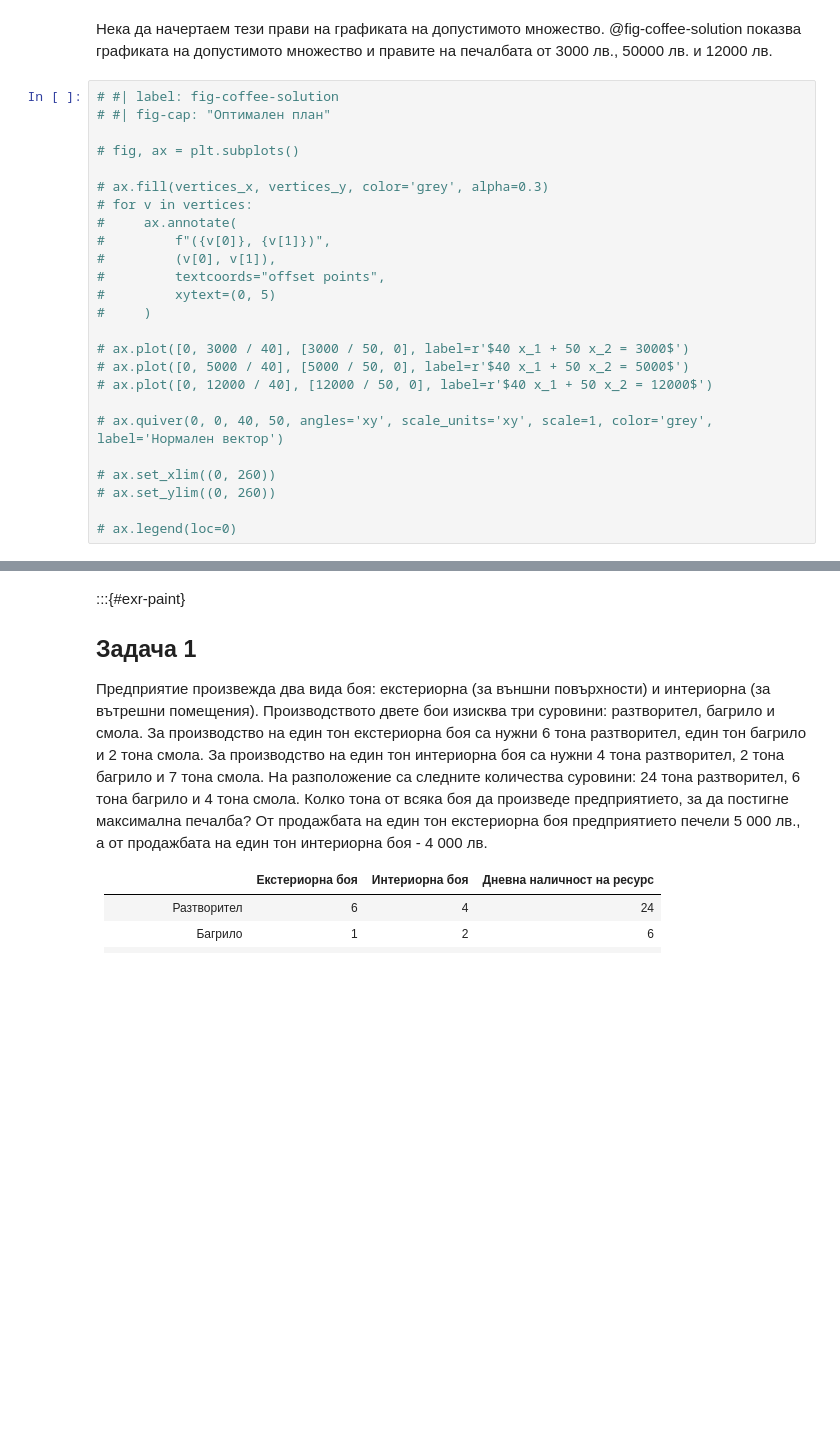
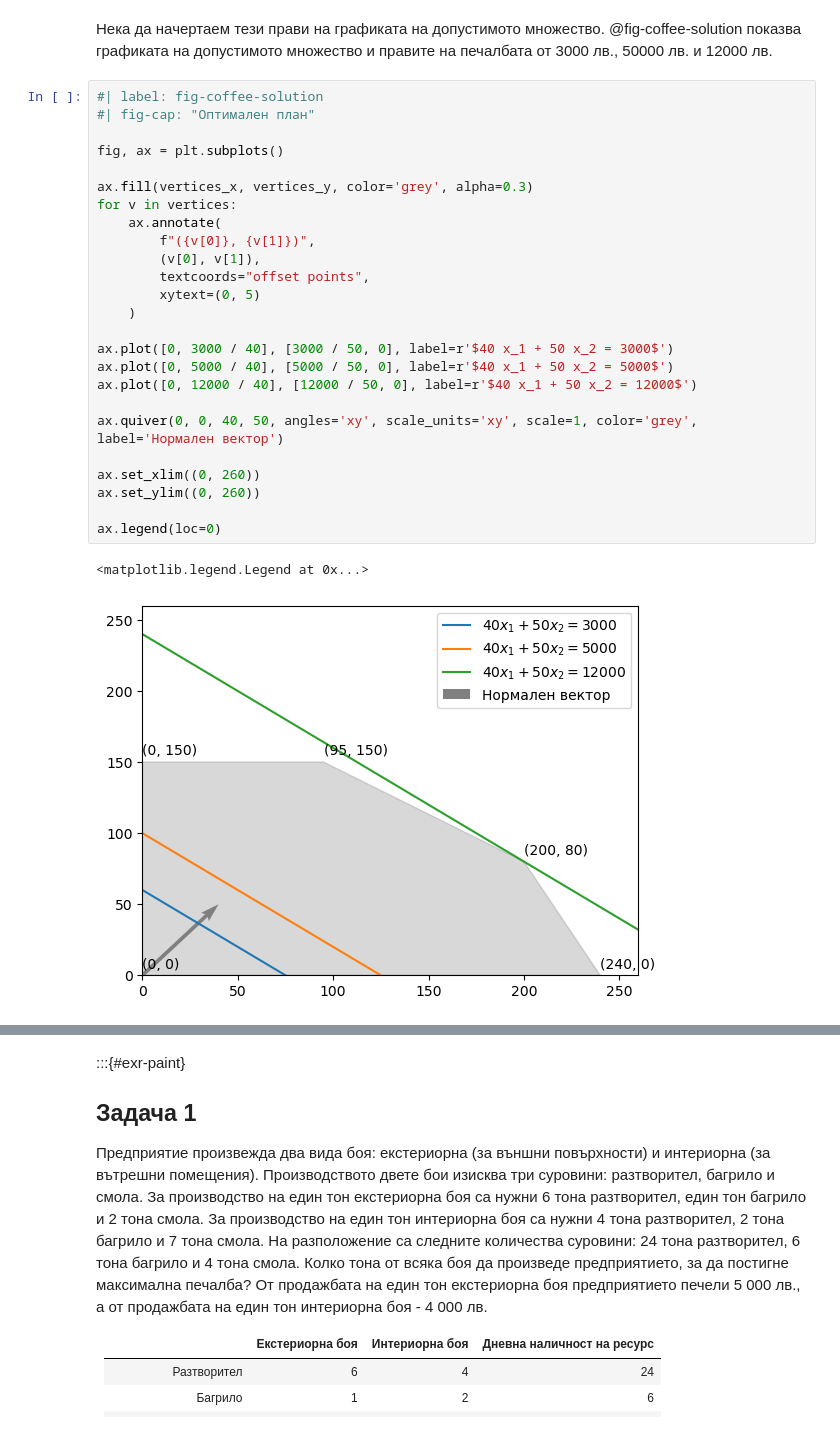
Before and after one commit to febse/opt2025, a Jupyter notebook: 03-Graphical-Method/01-Blending.ipynb, the cells around one changed output, grey strips where cells are left out. Cells and saved outputs as stored; diff of their text form; blank space fills up the shorter version.

Commit message:
Add solutions

```diff
--- a/03-Graphical-Method/01-Blending.ipynb
+++ b/03-Graphical-Method/01-Blending.ipynb
@@ -345,30 +348,33 @@ $$ -->
 # %% [markdown]
 Нека да начертаем тези прави на графиката на допустимото множество. @fig-coffee-solution показва графиката на допустимото множество и правите на печалбата от 3000 лв., 50000 лв. и 12000 лв.
 # %%
-# #| label: fig-coffee-solution
-# #| fig-cap: "Оптимален план"
+#| label: fig-coffee-solution
+#| fig-cap: "Оптимален план"
 
-# fig, ax = plt.subplots()
+fig, ax = plt.subplots()
 
-# ax.fill(vertices_x, vertices_y, color='grey', alpha=0.3)
-# for v in vertices:
-#     ax.annotate(
-#         f"({v[0]}, {v[1]})",
-#         (v[0], v[1]),
-#         textcoords="offset points",
-#         xytext=(0, 5)
-#     )
+ax.fill(vertices_x, vertices_y, color='grey', alpha=0.3)
+for v in vertices:
+    ax.annotate(
+        f"({v[0]}, {v[1]})",
+        (v[0], v[1]),
+        textcoords="offset points",
+        xytext=(0, 5)
+    )
 
-# ax.plot([0, 3000 / 40], [3000 / 50, 0], label=r'$40 x_1 + 50 x_2 = 3000$')
-# ax.plot([0, 5000 / 40], [5000 / 50, 0], label=r'$40 x_1 + 50 x_2 = 5000$')
-# ax.plot([0, 12000 / 40], [12000 / 50, 0], label=r'$40 x_1 + 50 x_2 = 12000$')
+ax.plot([0, 3000 / 40], [3000 / 50, 0], label=r'$40 x_1 + 50 x_2 = 3000$')
+ax.plot([0, 5000 / 40], [5000 / 50, 0], label=r'$40 x_1 + 50 x_2 = 5000$')
+ax.plot([0, 12000 / 40], [12000 / 50, 0], label=r'$40 x_1 + 50 x_2 = 12000$')
 
-# ax.quiver(0, 0, 40, 50, angles='xy', scale_units='xy', scale=1, color='grey', label='Нормален вектор')
+ax.quiver(0, 0, 40, 50, angles='xy', scale_units='xy', scale=1, color='grey', label='Нормален вектор')
 
-# ax.set_xlim((0, 260))
-# ax.set_ylim((0, 260))
+ax.set_xlim((0, 260))
+ax.set_ylim((0, 260))
 
-# ax.legend(loc=0)
+ax.legend(loc=0)
+# %% [output]
+<matplotlib.legend.Legend at 0x...>
+[figure, added]
 # %% [markdown]
 <!--
 
```
Also changed, not shown: parts of 2 cells of this notebook, 1 other file.
